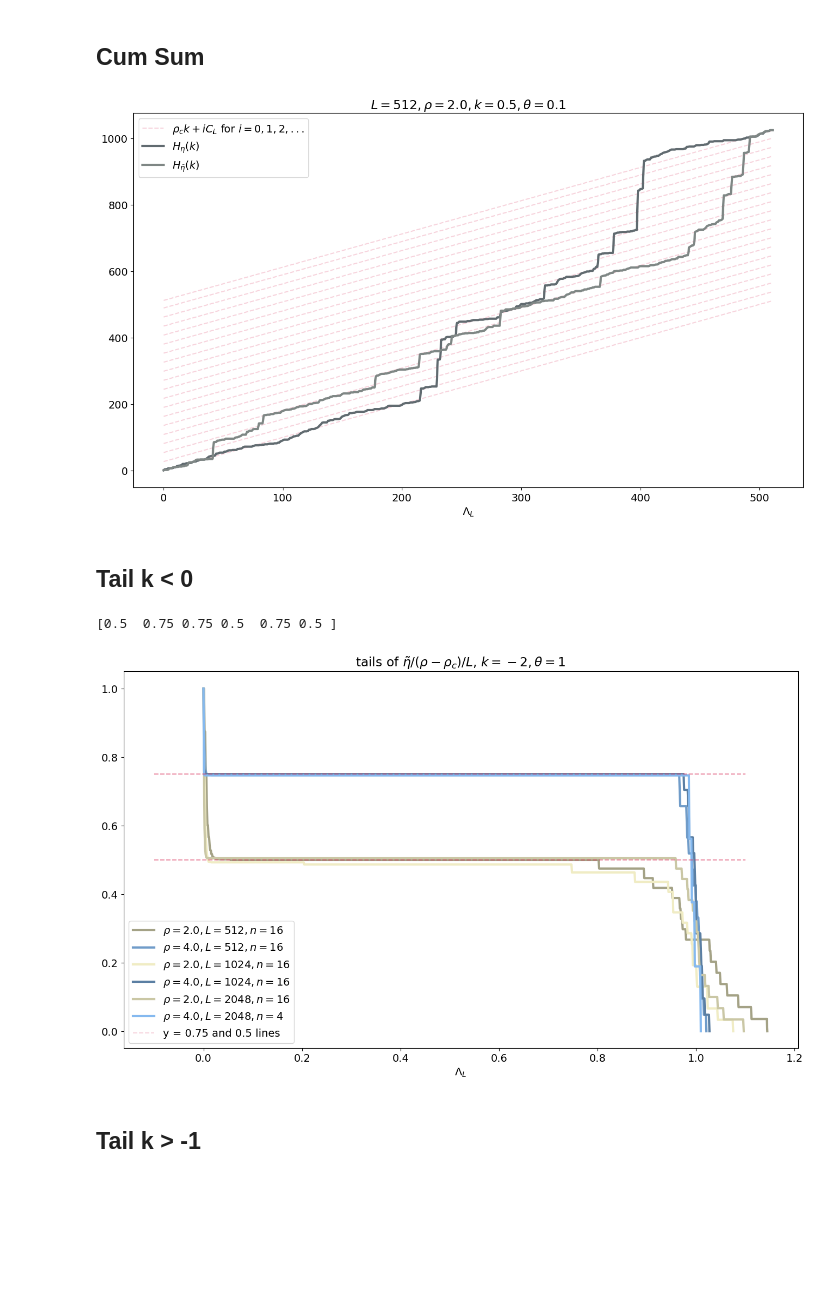
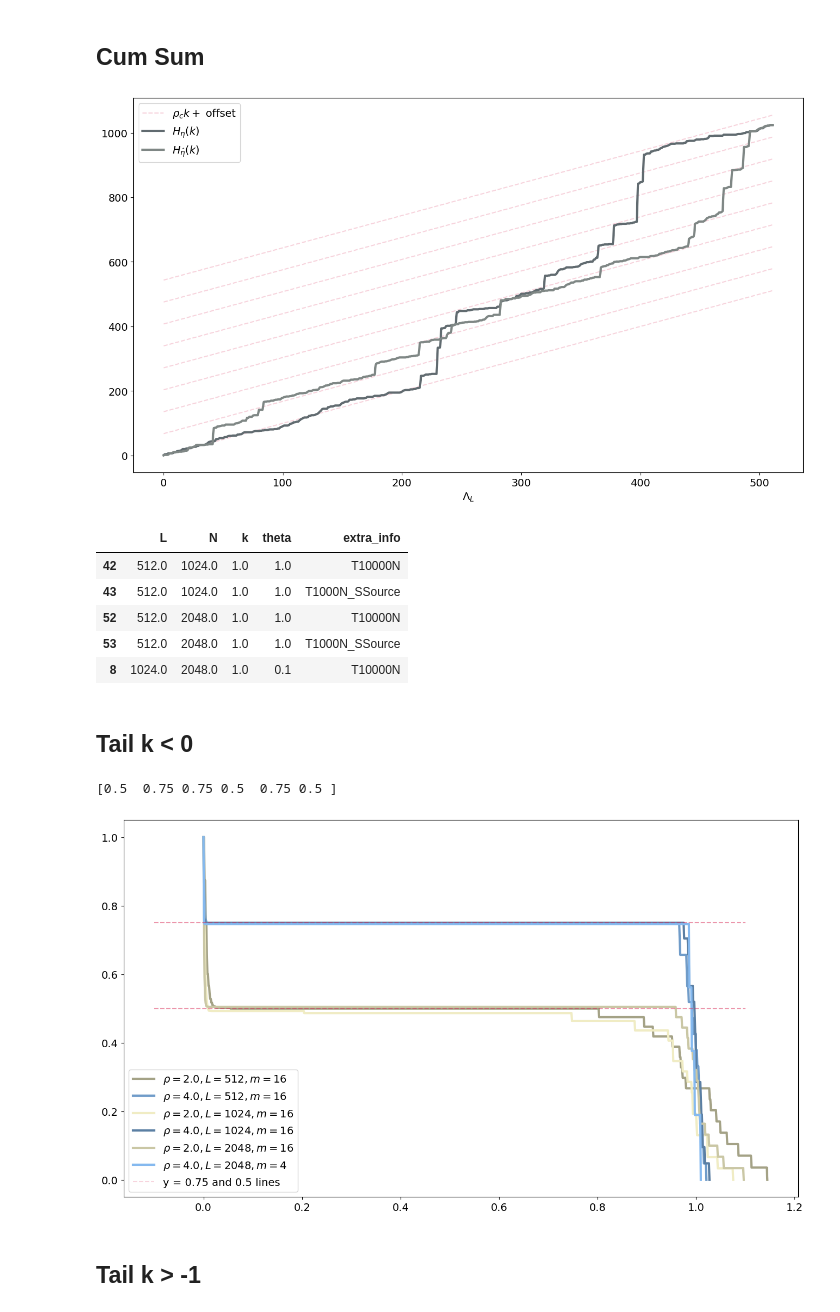
Before and after one commit to AnyAvailableUsername/ZRP-Simulation-and-Data-Evaluation, a Jupyter notebook: ZRP visuals.ipynb, the cells around one changed output. Cells and saved outputs as stored; diff of their text form; code cells hidden in the pictures; blank space fills up the shorter version.

```diff
--- a/ZRP visuals.ipynb
+++ b/ZRP visuals.ipynb
@@ -202,7 +217,7 @@ def drawGraphs(
   row_height_ratios = np.tile(row_weights, rows)
 
   fig = plt.figure(figsize=(cols * sum(col_weights) * 16, rows * sum(row_weights) * 9))
-  fontsize = {'small' : 8, 'large': 14}[font_size]
+  fontsize = {'small' : 8, 'large': 14, 'huge': 20}[font_size]
   plt.rcParams.update({"font.size": fontsize})
 
   gs = fig.add_gridspec(
@@ -1262,3 +1277,26 @@ drawGraphs(
   cols=2, rows=3,
   col_weights=[1,1], row_weights=[1],
   graph_factory=b_ln)
+# %%
+import numpy as np
+import scipy.stats as stats
+import matplotlib.pyplot as plt
+
+# Define the shape parameter k
+k = 3  # You can change this value as needed
+
+# Define x-axis values
+x = np.linspace(0, 20, 1000)
+
+# Calculate pdf of Gamma distribution
+y = stats.gamma.pdf(x, a=k+2, scale=1)
+
+# Create plot of Gamma distribution
+plt.figure(figsize=(10, 6))
+plt.plot(x, y, label=f'Gamma(k+2, 1), k={k}')
+plt.title(f'Gamma Distribution with Shape={k+2} and Scale=1')
+plt.xlabel('x')
+plt.ylabel('Probability Density')
+plt.legend()
+plt.grid(True)
+plt.show()
@@ -1277,20 +1317,21 @@ def graphsWithTails(axs, idx):
   lattices, L, N, k, theta = sim.lattices, sim.L, sim.N, sim.k, sim.theta
 
 
-  C_L = sim.C_L
+  C_L = sim.C_L* (sim.k + 2) * (sim.rho - 1)
   for ln_indx in range(int((N - 1 * L)//C_L) + 1):
     left.plot(range(L), [1 * l + ln_indx * C_L  for l in range(L)], '--', color=__cherry + '33')
-  left.plot(range(L), [1 * l + N-L  for l in range(L)], '--', color=__cherry + '33', label="$\\rho_c k + iC_L$ for $i=0,1,2,...$")
+  ln_indx +=1
+  left.plot(range(L), [1 * l + ln_indx * C_L  for l in range(L)], '--', color=__cherry + '33', label="$\\rho_c k +$ offset")
 
   for lat_indx in [0, 3]: #range(lattices.shape[0]):
     H_eta = np.cumsum(sim.lattices[lat_indx])
 
-    process_name = "\\eta" if lat_indx == 0 else "\\tilde{\\eta}"
+    process_name = "\\eta" if lat_indx == 0 else "\\hat{\\eta}"
     left.plot(range(L), H_eta,
               color=__grey_scale[(lat_indx + 2)%4],
               label = f"$H_{{{process_name}}}(k)$", linewidth=3)
 
-  left.set_title(f'$L={L}, \\rho={sim.rho}, k={k}, \\theta={theta}$')
+  #left.set_title(f'$L={L}, \\rho={sim.rho}, k={k}, \\theta={theta}$')
   left.legend(fontsize=14)
   left.set_xlabel('$\\Lambda_{L}$')
 
@@ -1303,7 +1344,7 @@ def graphsWithTails(axs, idx):
   tails = np.array([ sum(all_latticces * (all_latticces > x * C_L)) / N / lattices.shape[0] for x in domain ])
 
   right.set_yscale('log')
-  right.set_title(f'tail of $\\tilde{{\\eta}}$, $C_L={C_L}$')
+  right.set_title(f'tail of $\\hat{{\\eta}}$, $C_L={C_L}$')
   right.plot(domain, 1 - beta.cdf(domain, 1, 1), '--', color='#007700', label='beta(1, 1)-tail')
   right.plot(domain, 1 - gamma.cdf(domain, 1, 1), '--', color='#000077', label='gamma(1, 1)-tail')
   #axs[1,0].plot(domain, 10*(1 - gamma.cdf(domain, 2, 1)), '--', color='#000077', label='gamma-tail')
@@ -1313,6 +1354,7 @@ def graphsWithTails(axs, idx):
 
 reloadParams()
 indeces = selectParamIndeces('*', '*', '==0.5', '*', '*') #| selectParamIndeces('*', '*', '==-2', '*', '*')
+#indeces = selectParamIndeces('*', '*', '==1', '==10', '*')
 params = params[indeces].sort_values(['k', 'L'])
 
 drawGraphs(
@@ -1322,7 +1364,19 @@ drawGraphs(
   save_settings = {"path": r"..\Latex\img\cumsum.pdf"},
   font_size='large')
 # %% [output]
-[figure, old version]
+[figure, new version]
+# %%
+reloadParams()
+indeces = selectParamIndeces('*', '*', '==1', '*', '*') #| selectParamIndeces('*', '*', '==-2', '*', '*')
+params = params[indeces].sort_values(['k', 'L'])
+params.head()
+# %% [output]
+|  | L | N | k | theta | extra_info |
+| 42 | 512.0 | 1024.0 | 1.0 | 1.0 | T10000N |
+| 43 | 512.0 | 1024.0 | 1.0 | 1.0 | T1000N_SSource |
+| 52 | 512.0 | 2048.0 | 1.0 | 1.0 | T10000N |
+| 53 | 512.0 | 2048.0 | 1.0 | 1.0 | T1000N_SSource |
+| 8 | 1024.0 | 2048.0 | 1.0 | 0.1 | T10000N |
 # %% [markdown]
 ## Tail k < 0
 # %%
@@ -1349,7 +1403,7 @@ def multipleSimTailsGroupedByk(axs, idx):
     rhos.append((sim.rho, sim.rho_c_L))
 
     lbl = f"$\\tilde{{\\eta}}$ tails, $C_L={sim.C_L:.2f}, \\rho={sim.rho}, \\rho_{{c, L}}={sim.rho_c_L}, L={sim.L}, n={sim.lattices.shape[0]}$"
-    lbl = f"$\\rho={sim.rho}, L={sim.L}, n={sim.lattices.shape[0]}$"
+    lbl = f"$\\rho={sim.rho}, L={sim.L}, m={sim.lattices.shape[0]}$"
     axs[0,0].plot(domain, tails,
     color=__theme_color_scales[int(sim.rho//2 - 1),i%3],#colors[i%len(colors)],
     label=lbl, linewidth=3)
@@ -1388,35 +1442,35 @@ def multipleSimTailsGroupedByk(axs, idx):
 
     axs[0,0].set_ylim(2 * 10**(-3), 1)
     axs[1,0].set_ylim(2 * 10**(-3), 1)
     axs[0,0].set_yscale('log')
     axs[1,0].set_yscale('log')
 
   if k == -2:
     print((rhos[:,0] - 1)/rhos[:,0])
     axs[0,0].hlines((rhos[:,0] - 1)/rhos[:,0], -0.1, 1.1, color=__cherry + '33', linestyle='--', label="y = 0.75 and 0.5 lines")
 
-  axs[0,0].set_title(f'tails of $\\tilde{{\\eta}}/(\\rho - \\rho_c)/L$, $k={k}, \\theta=1$')
+  #axs[0,0].set_title(f'tails of $\\tilde{{\\eta}}/(\\rho - \\rho_c)/L$, $k={k}, \\theta=1$')
   #axs[0,0].set_ylim(0.2, 0.9)
   #axs[0,0].set_xlim(0, 5)
   axs[0,0].legend()
   #axs[1,0].legend()
 
 
 reloadParams()
 indeces = selectParamIndeces('*', '*', '<0', '*', 'T10000N')
 params = params[indeces].sort_values(['k', 'L'])
 #print(params)
 
 
 drawGraphs(
   cols=1, rows=1,
   col_weights=[1], row_weights=[1],
   graph_factory=multipleSimTailsGroupedByk,
   save_settings = {"path": r"..\Latex\img\single_site_cluster.pdf"},
   font_size='large')
 # %% [output]
 [0.5  0.75 0.75 0.5  0.75 0.5 ]
-[figure, old version]
+[figure, new version]
 # %% [markdown]
 ## Tail k > -1
 # %%
```
Also changed, not shown: parts of 10 cells of this notebook.
